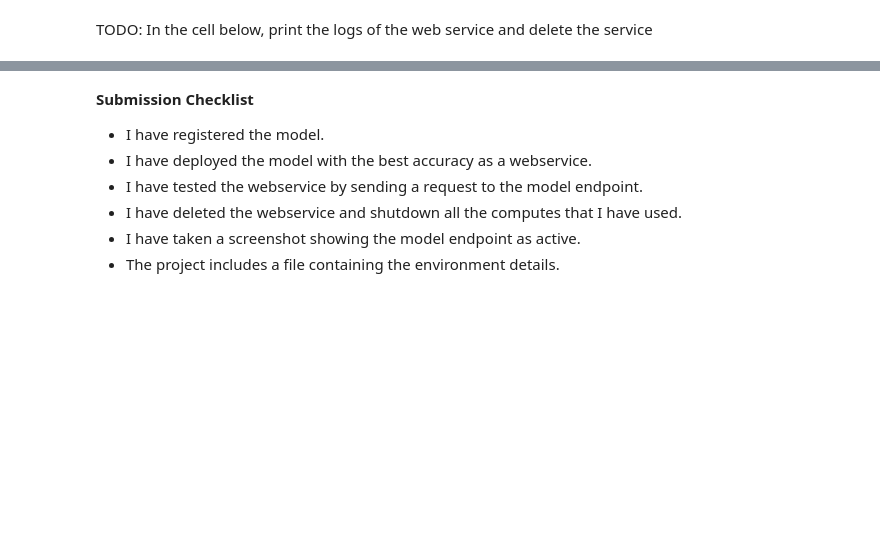
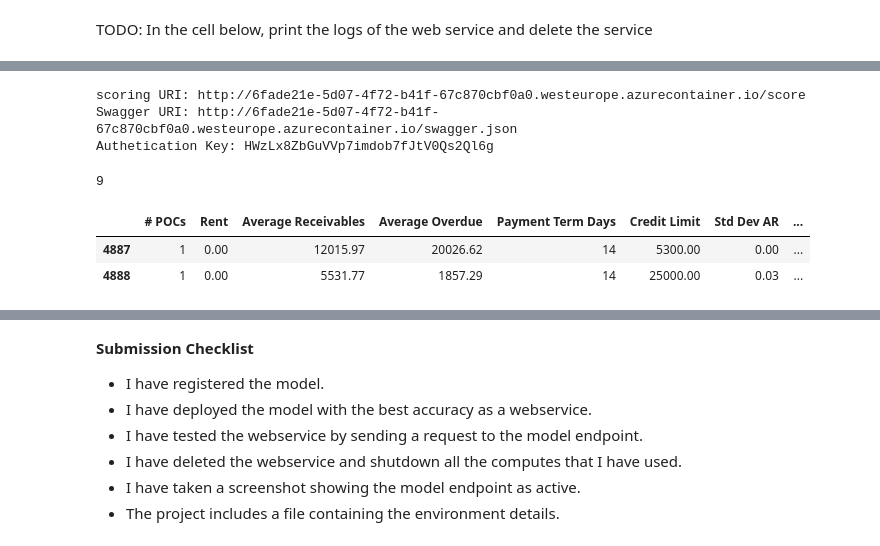
Before and after one commit to NAMU2NI/Capstone_Project, a Jupyter notebook: automl.ipynb, the cells around one changed output, grey strips where cells are left out. Drawn from its saved outputs; the diff is of its cells as text; code cells hidden in the pictures; blank space fills up the shorter version.

```diff
--- a/automl.ipynb
+++ b/automl.ipynb
@@ -199,0 +450,21 @@ TODO: In the cell below, print the logs of the web service and delete the servic
+# %%
+print("scoring URI: " + service.scoring_uri)
+print("Swagger URI: " + service.swagger_uri)
+print("Authetication Key: " + service.get_keys()[0])
+# %% [output]
+scoring URI: http://6fade21e-5d07-4f72-b41f-67c870cbf0a0.westeurope.azurecontainer.io/score
+Swagger URI: http://6fade21e-5d07-4f72-b41f-67c870cbf0a0.westeurope.azurecontainer.io/swagger.json
+Authetication Key: HWzLx8ZbGuVVp7imdob7fJtV0Qs2Ql6g
+# %%
+3*3
+# %% [output]
+9
+# %%
+x_data, y_data = clean_data(dataset)
+x_data = x_data.drop(['Payer', 'Bankruptcy month'], axis=1)
+# %%
+x_data[4887:4889]
+# %% [output]
+|  | # POCs | Rent | Average Receivables | Average Overdue | Payment Term Days | Credit Limit | Std Dev AR | ... |
+| 4887 | 1 | 0.00 | 12015.97 | 20026.62 | 14 | 5300.00 | 0.00 | ... |
+| 4888 | 1 | 0.00 | 5531.77 | 1857.29 | 14 | 25000.00 | 0.03 | ... |
```
Also changed, not shown: parts of 38 cells of this notebook, 2 other files.
